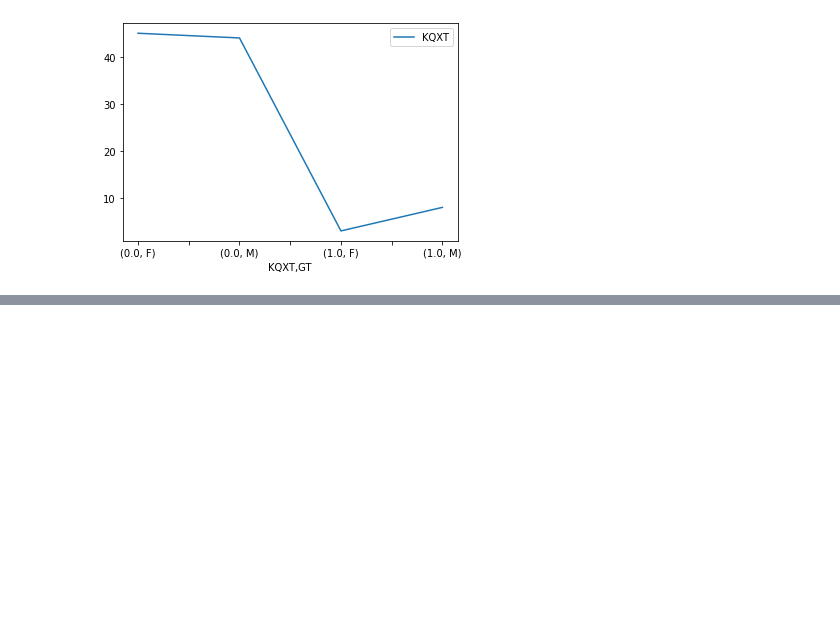
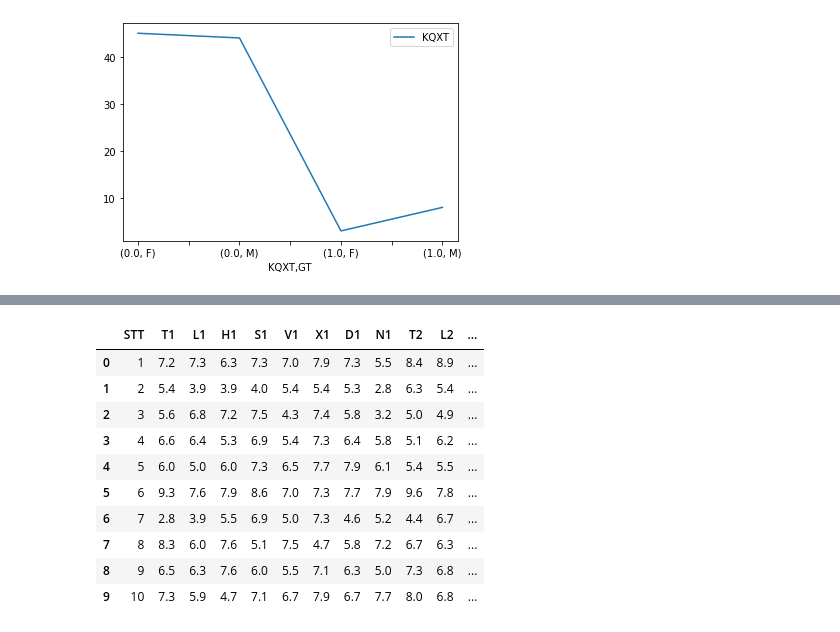
Before and after one commit to trinhvanypro1/-DataAnalystDeepLearning, a Jupyter notebook: Lab2.ipynb, the cells around one changed output, grey strips where cells are left out. Saved outputs shown, nothing was run; the diff lists cells and outputs as text; code cells hidden in the pictures; blank space fills up the shorter version.

```diff
--- a/Lab2.ipynb
+++ b/Lab2.ipynb
@@ -362,0 +375,23 @@ data.groupby(['KQXT','GT']).agg({'KQXT':'count'}).plot()
+# %%
+import numpy as np
+conditions=[
+            (data['T1']<5),
+            (data['T1']>=5) & (data['T1']<7),
+            (data['T1']>=7) & (data['T1']<8),
+            (data['T1']>8)
+]
+values=['Kém','Trung Bình','Khá','Giỏi']
+data['PhanLopT1']=np.select(conditions,values)
+data.head(10)
+# %% [output]
+|  | STT | T1 | L1 | H1 | S1 | V1 | X1 | D1 | N1 | T2 | L2 | ... |
+| 0 | 1 | 7.2 | 7.3 | 6.3 | 7.3 | 7.0 | 7.9 | 7.3 | 5.5 | 8.4 | 8.9 | ... |
+| 1 | 2 | 5.4 | 3.9 | 3.9 | 4.0 | 5.4 | 5.4 | 5.3 | 2.8 | 6.3 | 5.4 | ... |
+| 2 | 3 | 5.6 | 6.8 | 7.2 | 7.5 | 4.3 | 7.4 | 5.8 | 3.2 | 5.0 | 4.9 | ... |
+| 3 | 4 | 6.6 | 6.4 | 5.3 | 6.9 | 5.4 | 7.3 | 6.4 | 5.8 | 5.1 | 6.2 | ... |
+| 4 | 5 | 6.0 | 5.0 | 6.0 | 7.3 | 6.5 | 7.7 | 7.9 | 6.1 | 5.4 | 5.5 | ... |
+| 5 | 6 | 9.3 | 7.6 | 7.9 | 8.6 | 7.0 | 7.3 | 7.7 | 7.9 | 9.6 | 7.8 | ... |
+| 6 | 7 | 2.8 | 3.9 | 5.5 | 6.9 | 5.0 | 7.3 | 4.6 | 5.2 | 4.4 | 6.7 | ... |
+| 7 | 8 | 8.3 | 6.0 | 7.6 | 5.1 | 7.5 | 4.7 | 5.8 | 7.2 | 6.7 | 6.3 | ... |
+| 8 | 9 | 6.5 | 6.3 | 7.6 | 6.0 | 5.5 | 7.1 | 6.3 | 5.0 | 7.3 | 6.8 | ... |
+| 9 | 10 | 7.3 | 5.9 | 4.7 | 7.1 | 6.7 | 7.9 | 6.7 | 7.7 | 8.0 | 6.8 | ... |
```
Also changed, not shown: parts of 4 cells of this notebook.
